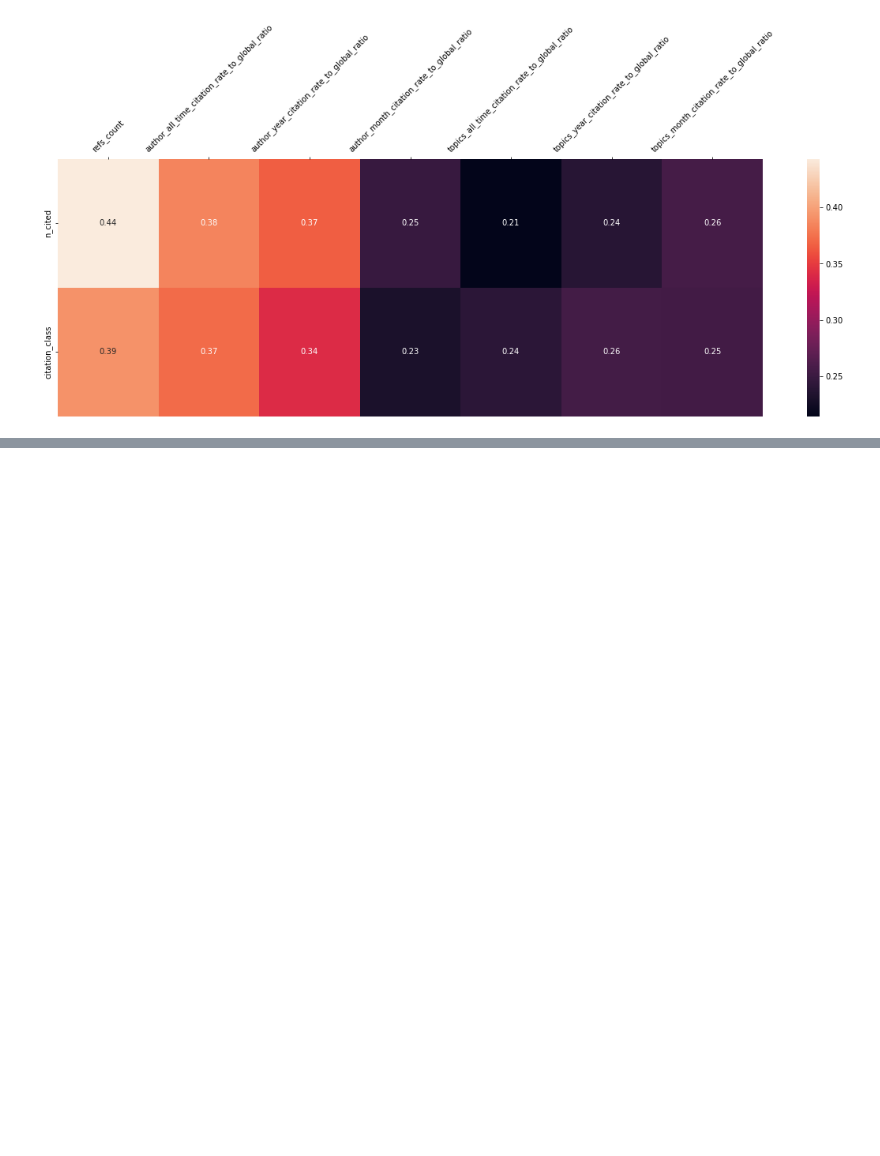
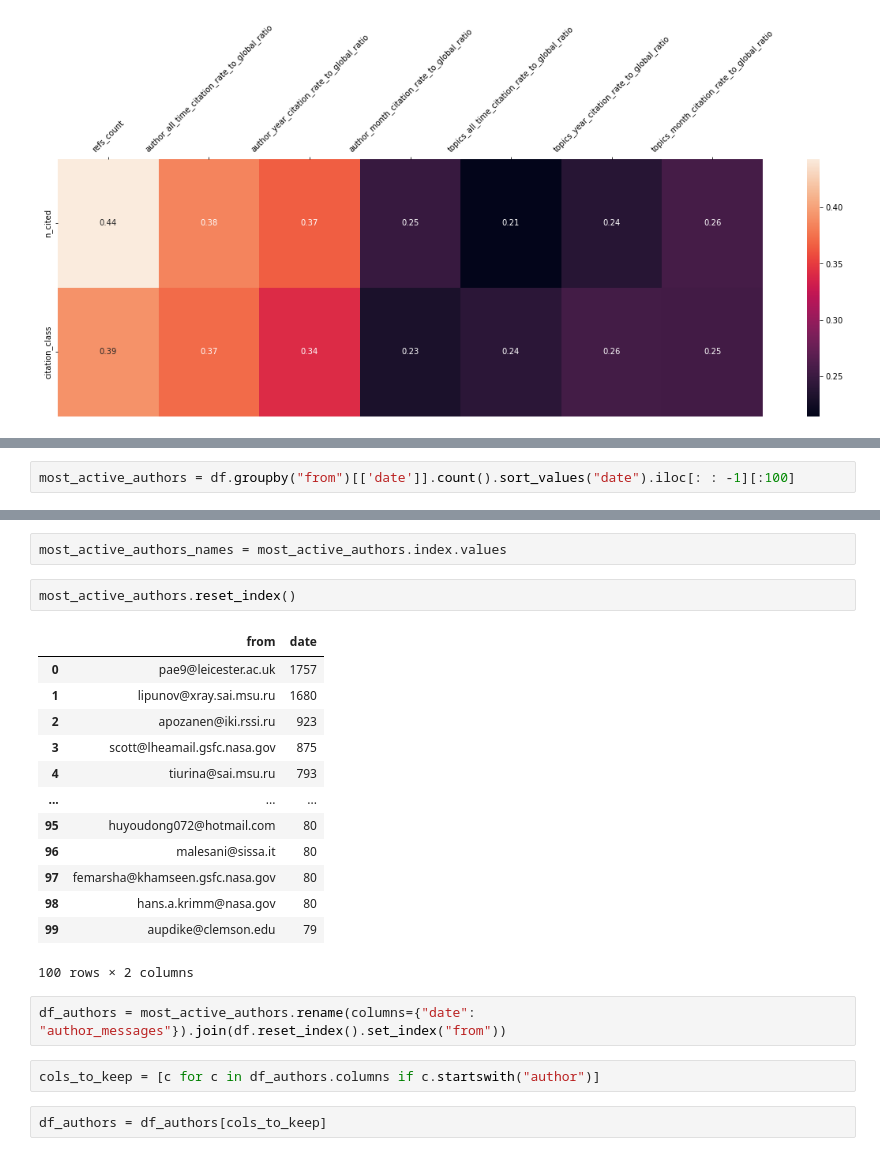
Before and after one commit to tamara-is-home/astro-diploma-nlp, a Jupyter notebook: DA/features_da.ipynb, the cells around one changed output, grey strips where cells are left out. Cells and saved outputs as stored; diff of their text form; blank space fills up the shorter version.

```diff
--- a/DA/features_da.ipynb
+++ b/DA/features_da.ipynb
@@ -126,0 +178,2 @@ plt.show()
+# %%
+most_active_authors = df.groupby("from")[['date']].count().sort_values("date").iloc[: : -1][:100]
@@ -126,0 +197,24 @@ plt.show()
+# %%
+most_active_authors_names = most_active_authors.index.values
+# %%
+most_active_authors.reset_index()
+# %% [output]
+|  | from | date |
+| 0 | pae9@leicester.ac.uk | 1757 |
+| 1 | lipunov@xray.sai.msu.ru | 1680 |
+| 2 | apozanen@iki.rssi.ru | 923 |
+| 3 | scott@lheamail.gsfc.nasa.gov | 875 |
+| 4 | tiurina@sai.msu.ru | 793 |
+| ... | ... | ... |
+| 95 | huyoudong072@hotmail.com | 80 |
+| 96 | malesani@sissa.it | 80 |
+| 97 | femarsha@khamseen.gsfc.nasa.gov | 80 |
+| 98 | hans.a.krimm@nasa.gov | 80 |
+| 99 | aupdike@clemson.edu | 79 |
+100 rows × 2 columns
+# %%
+df_authors = most_active_authors.rename(columns={"date": "author_messages"}).join(df.reset_index().set_index("from"))
+# %%
+cols_to_keep = [c for c in df_authors.columns if c.startswith("author")]
+# %%
+df_authors = df_authors[cols_to_keep]
```
Also changed, not shown: parts of 22 cells of this notebook.
